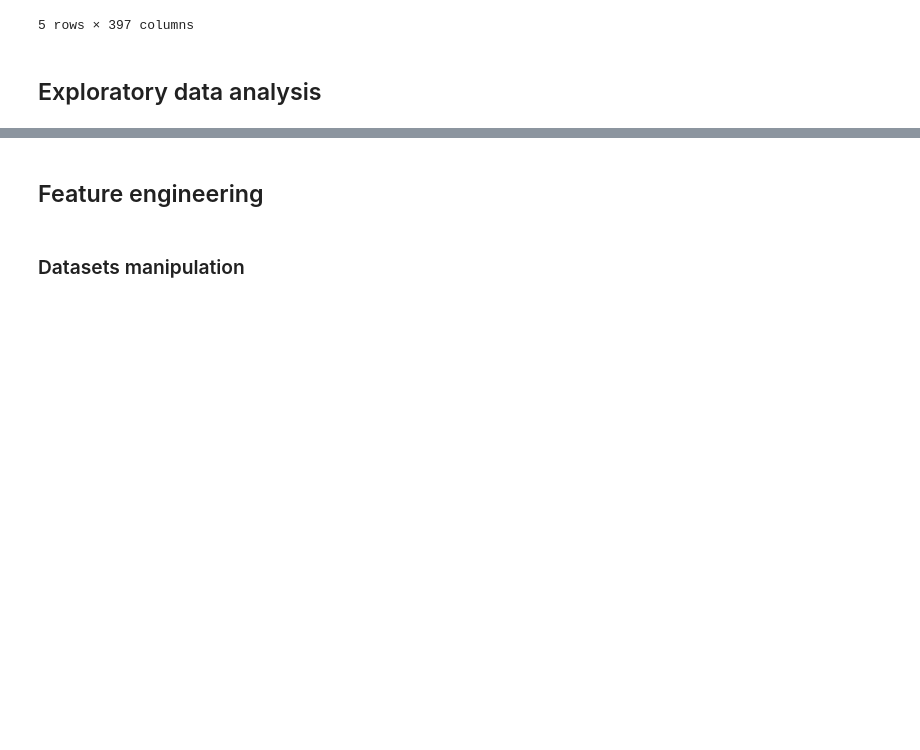
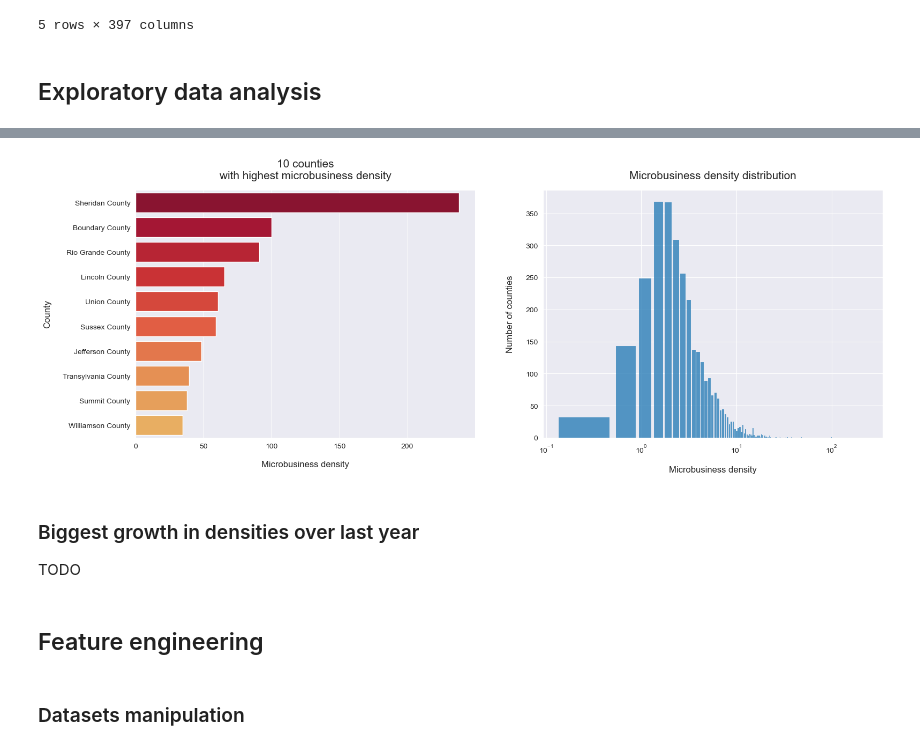
Before and after one commit to vroobelle93/03_GoDaddy, a Jupyter notebook: godaddy1.ipynb, the cells around one changed output, grey strips where cells are left out. Drawn from its saved outputs; the diff is of its cells as text; code cells hidden in the pictures; blank space fills up the shorter version.

```diff
--- a/godaddy1.ipynb
+++ b/godaddy1.ipynb
@@ -93,3 +125,43 @@ TODO
+# %%
+# Get day to describe
+revealed_day = '2022-12-01'
+
+# Show it
+fig, ax = plt.subplots(figsize=(18,6), ncols=2)
+
+# First
+sns.barplot(
+    data=revealed_test[revealed_test['first_day_of_month']==revealed_day].sort_values(by='microbusiness_density', ascending=False).head(10),
+    x='microbusiness_density',
+    y='county',
+    palette=reversed(sns.color_palette('YlOrRd', 15)),
+    ax=ax[0]
+)
+ax[0].set_xlabel('Microbusiness density', labelpad=15, fontsize=12)
+ax[0].set_ylabel('County', labelpad=15, fontsize=12)
+ax[0].set_title('10 counties\nwith highest microbusiness density', pad=15, fontsize=15)
+
+# Second - histogram
+sns.histplot(
+    data=revealed_test[revealed_test['first_day_of_month']==revealed_day],
+    x='microbusiness_density',
+    ax=ax[1],
+    shrink=0.8
+)
+ax[1].set_xscale('log')
+ax[1].set_xlabel('Microbusiness density', labelpad=15, fontsize=12)
+ax[1].set_ylabel('Number of counties', labelpad=15, fontsize=12)
+ax[1].set_title('Microbusiness density distribution', pad=15, fontsize=15)
+
+# Add cumulative percentage line to the second plot
+# Todo
+
+plt.show()
+# %% [output]
+[figure, added]
+# %% [markdown]
+### Biggest growth in densities over last year
+TODO
 # %% [markdown]
 ## Feature engineering
 # %% [markdown]
```
Also changed, not shown: parts of 6 cells of this notebook.
